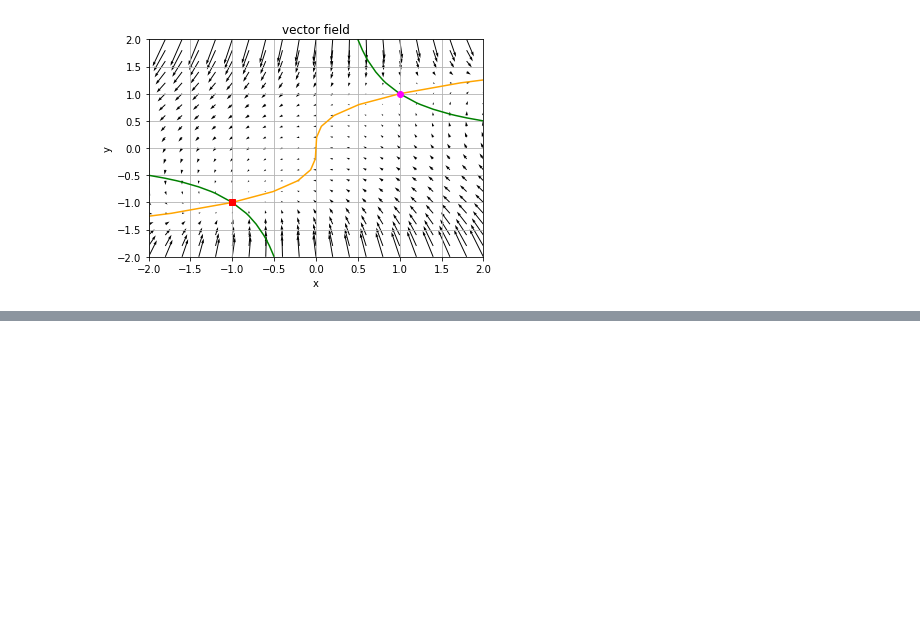
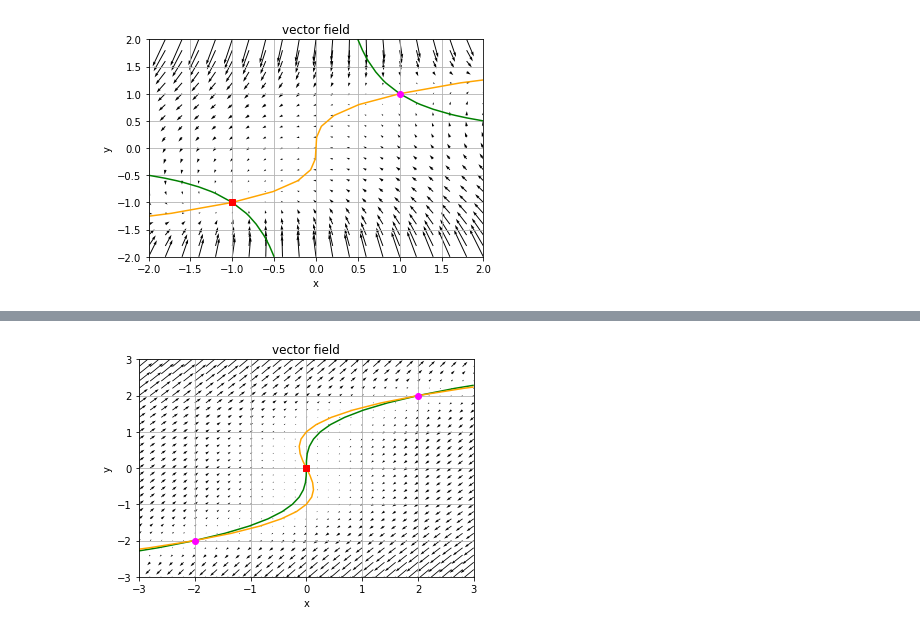
Before and after one commit to nkknj/strogatz, a Jupyter notebook: Chapter6_exercise.ipynb, the cells around one changed output, grey strips where cells are left out. Drawn from its saved outputs; the diff is of its cells as text; code cells hidden in the pictures; blank space fills up the shorter version.

```diff
--- a/Chapter6_exercise.ipynb
+++ b/Chapter6_exercise.ipynb
@@ -1583,3 +1583,90 @@ plt.show()
 [1 1]: saddle
 [-1 -1]: stable spiral
 [figure]
+# %%
+#6.3.9
+
+def f(x, y):
+    return y**3-4*x
+
+def g(x, y):
+    return y**3-y-3*x
+
+def dfdx(x, y):
+    delta=1e-4
+    return (f(x+delta, y)-f(x-delta, y))/(2*delta)
+
+def dfdy(x, y):
+    delta=1e-4
+    return (f(x, y+delta)-f(x, y-delta))/(2*delta)
+
+def dgdx(x, y):
+    delta=1e-4
+    return (g(x+delta, y)-g(x-delta, y))/(2*delta)
+
+def dgdy(x, y):
+    delta=1e-4
+    return (g(x, y+delta)-g(x, y-delta))/(2*delta)
+
+X=np.linspace(-3, 3, 31)
+Y=np.linspace(-3, 3, 31)
+X, Y=np.meshgrid(X, Y)
+
+#ベクトル場の描出
+plt.quiver(X, Y, f(X, Y), g(X, Y))
+
+#ヌルクラインの描出
+plt.contour(X, Y, f(X, Y), levels=[0], colors='green')
+plt.contour(X, Y, g(X, Y), levels=[0], colors='orange')
+
+#固定点の安定性判定
+Fixpoints=np.array([
+    [-2, -2],
+    [0, 0],
+    [2, 2]
+])
+
+for i in range(Fixpoints.shape[0]):
+    fixpoint=Fixpoints[i]
+    J=np.array([
+        [dfdx(fixpoint[0], fixpoint[1]), dfdy(fixpoint[0], fixpoint[1])],
+        [dgdx(fixpoint[0], fixpoint[1]), dgdy(fixpoint[0], fixpoint[1])]
+    ])
+
+    tau=J[0, 0]+J[1, 1]
+    D=np.linalg.det(J)
+
+    if D>0:
+        if tau==0:
+            print(str(fixpoint)+': center')
+            plt.plot(fixpoint[0], fixpoint[1], marker='o', color='green')
+        elif tau>0:
+            if tau**2-4*D>0:
+                print(str(fixpoint)+': unstable node')
+                plt.plot(fixpoint[0], fixpoint[1], marker='o', color='blue')
+            else:
+                print(str(fixpoint)+': unstable spiral')
+                plt.plot(fixpoint[0], fixpoint[1], marker='s', color='blue')
+        else:
+            #tau<0
+            if tau**2-4*D<0:
+                print(str(fixpoint)+': stable node')
+                plt.plot(fixpoint[0], fixpoint[1], marker='o', color='red')
+            else:
+                print(str(fixpoint)+': stable spiral')
+                plt.plot(fixpoint[0], fixpoint[1], marker='s', color='red')
+    elif D<0:
+        print(str(fixpoint)+': saddle')
+        plt.plot(fixpoint[0], fixpoint[1], marker='o', color='magenta')
+    else:
+        print('Check')
+        plt.plot(fixpoint[0], fixpoint[1], marker='*', color='magenta')
+
+plt.xlim(-3, 3)
+plt.ylim(-3, 3)
+plt.xlabel('x')
+plt.ylabel('y')
+plt.title('vector field')
+plt.grid()
+plt.show()
+# %% [output]
@@ -1585,0 +1676 @@ plt.show()
+[figure, added]
```
Also changed, not shown: parts of 4 cells of this notebook.
